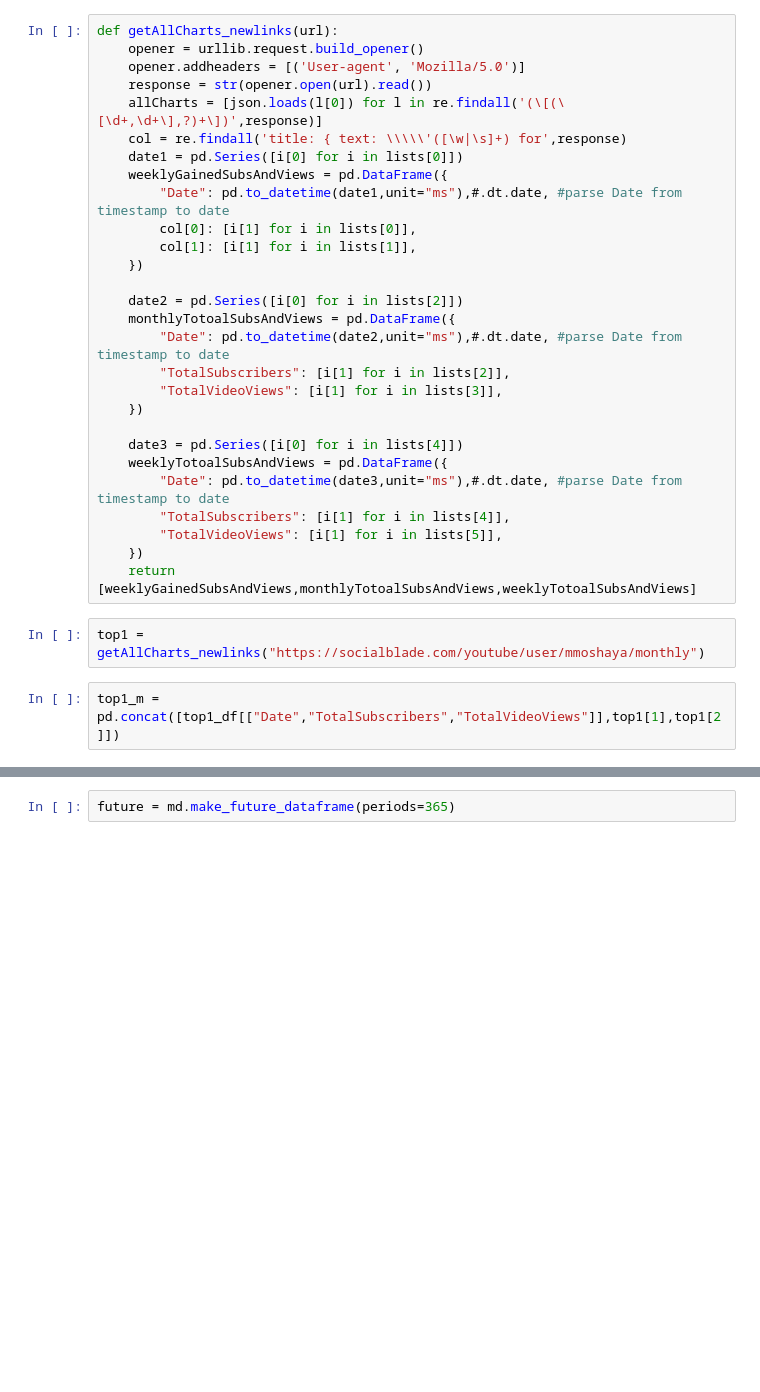
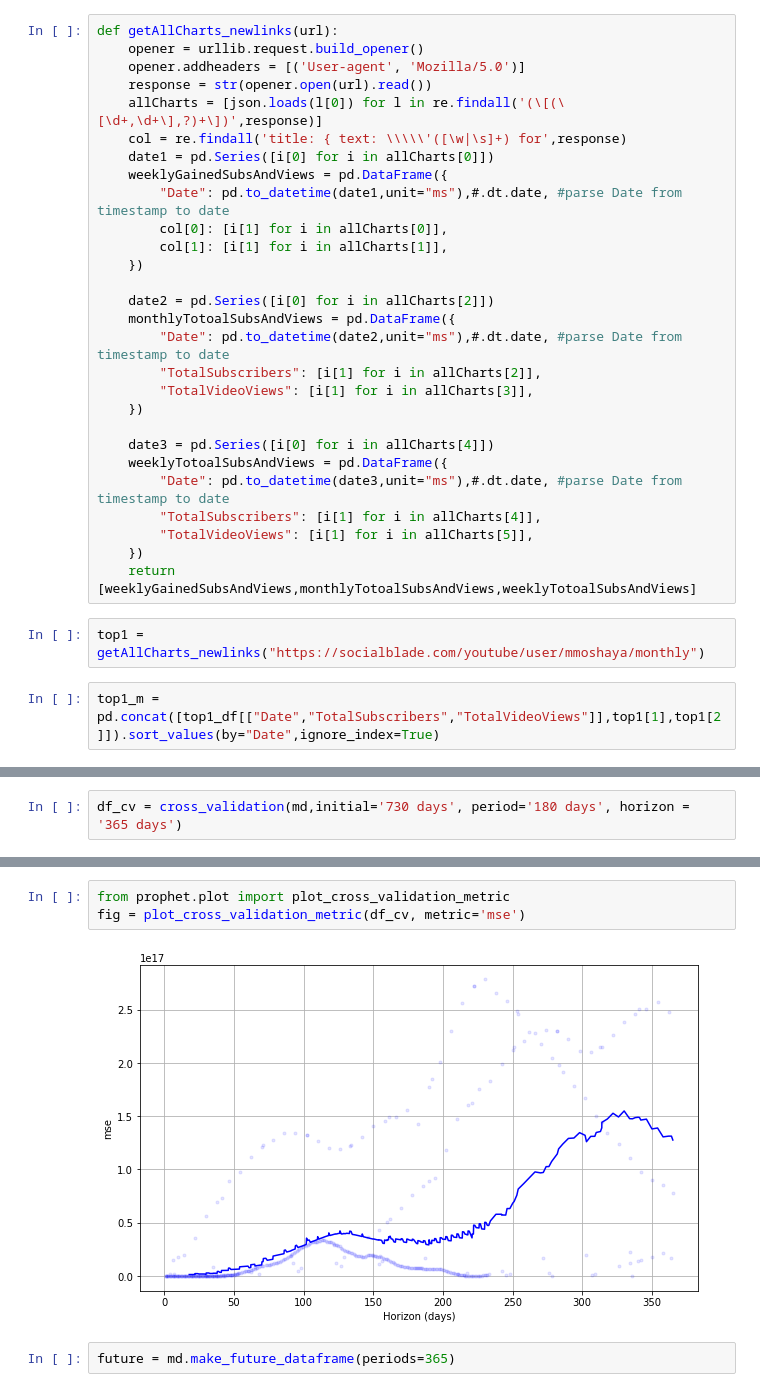
Before and after one commit to Fa7adbina/NBM_Reg_project2, a Jupyter notebook: Regression_ProjectV1.ipynb, the cells around one changed output, grey strips where cells are left out. Cells and saved outputs as stored; diff of their text form; blank space fills up the shorter version.

```diff
--- a/Regression_ProjectV1.ipynb
+++ b/Regression_ProjectV1.ipynb
@@ -145,31 +148,31 @@ def getAllCharts_newlinks(url):
     response = str(opener.open(url).read())
     allCharts = [json.loads(l[0]) for l in re.findall('(\[(\[\d+,\d+\],?)+\])',response)]
     col = re.findall('title: { text: \\\\\'([\w|\s]+) for',response)
-    date1 = pd.Series([i[0] for i in lists[0]])
+    date1 = pd.Series([i[0] for i in allCharts[0]])
     weeklyGainedSubsAndViews = pd.DataFrame({
         "Date": pd.to_datetime(date1,unit="ms"),#.dt.date, #parse Date from timestamp to date
-        col[0]: [i[1] for i in lists[0]],
-        col[1]: [i[1] for i in lists[1]],
+        col[0]: [i[1] for i in allCharts[0]],
+        col[1]: [i[1] for i in allCharts[1]],
     })
 
-    date2 = pd.Series([i[0] for i in lists[2]])
+    date2 = pd.Series([i[0] for i in allCharts[2]])
     monthlyTotoalSubsAndViews = pd.DataFrame({
         "Date": pd.to_datetime(date2,unit="ms"),#.dt.date, #parse Date from timestamp to date
-        "TotalSubscribers": [i[1] for i in lists[2]],
-        "TotalVideoViews": [i[1] for i in lists[3]],
+        "TotalSubscribers": [i[1] for i in allCharts[2]],
+        "TotalVideoViews": [i[1] for i in allCharts[3]],
     })
 
-    date3 = pd.Series([i[0] for i in lists[4]])
+    date3 = pd.Series([i[0] for i in allCharts[4]])
     weeklyTotoalSubsAndViews = pd.DataFrame({
         "Date": pd.to_datetime(date3,unit="ms"),#.dt.date, #parse Date from timestamp to date
-        "TotalSubscribers": [i[1] for i in lists[4]],
-        "TotalVideoViews": [i[1] for i in lists[5]],
+        "TotalSubscribers": [i[1] for i in allCharts[4]],
+        "TotalVideoViews": [i[1] for i in allCharts[5]],
     })
     return [weeklyGainedSubsAndViews,monthlyTotoalSubsAndViews,weeklyTotoalSubsAndViews]
 # %%
 top1 = getAllCharts_newlinks("https://socialblade.com/youtube/user/mmoshaya/monthly")
 # %%
-top1_m = pd.concat([top1_df[["Date","TotalSubscribers","TotalVideoViews"]],top1[1],top1[2]])
+top1_m = pd.concat([top1_df[["Date","TotalSubscribers","TotalVideoViews"]],top1[1],top1[2]]).sort_values(by="Date",ignore_index=True)
 # %%
 X_y = top1_m[["Date","TotalVideoViews"]]#[top1_df["DailyVideoViews"] != 0]
 X_y.columns = ["ds","y"]
@@ -179,0 +203,2 @@ md.fit(X_y)
+# %%
+df_cv = cross_validation(md,initial='730 days', period='180 days', horizon = '365 days')
@@ -180,3 +244,8 @@ md.fit(X_y)
+# %%
+from prophet.plot import plot_cross_validation_metric
+fig = plot_cross_validation_metric(df_cv, metric='mse')
+# %% [output]
+[figure, added]
 # %%
 future = md.make_future_dataframe(periods=365)
 # %%
```
Also changed, not shown: parts of 10 cells of this notebook.
